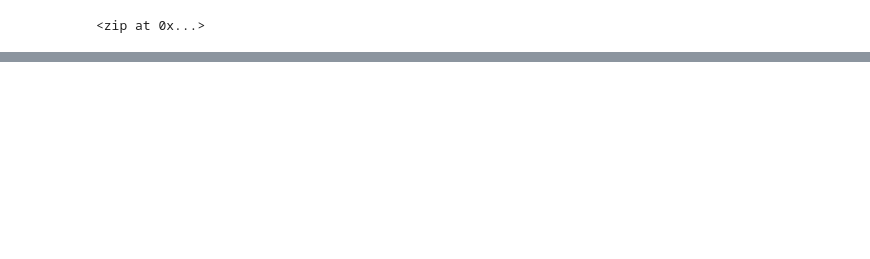
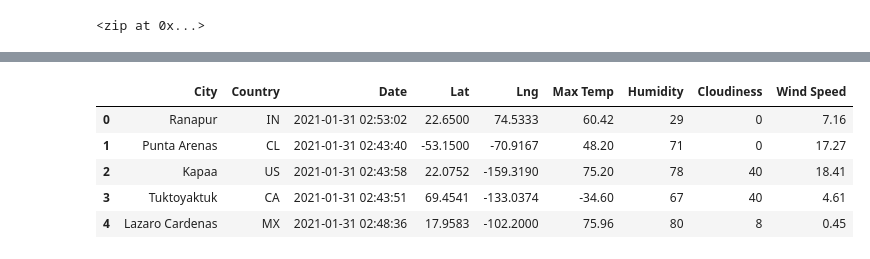
Before and after one commit to taranahassan/World_Weather_Analysis, a Jupyter notebook: WeatherPy.ipynb, the cells around one changed output, grey strips where cells are left out. Drawn from its saved outputs; the diff is of its cells as text; code cells hidden in the pictures; blank space fills up the shorter version.

```diff
--- a/WeatherPy.ipynb
+++ b/WeatherPy.ipynb
@@ -33,0 +147,13 @@ len(cities)
+# %%
+# reorder columns in DataFrame
+new_order = ['City', 'Country', 'Date', 'Lat', 'Lng', 'Max Temp', 'Humidity', 'Cloudiness', 'Wind Speed']
+
+city_data_df = city_data_df[new_order]
+city_data_df.head()
+# %% [output]
+|  | City | Country | Date | Lat | Lng | Max Temp | Humidity | Cloudiness | Wind Speed |
+| 0 | Ranapur | IN | 2021-01-31 02:53:02 | 22.6500 | 74.5333 | 60.42 | 29 | 0 | 7.16 |
+| 1 | Punta Arenas | CL | 2021-01-31 02:43:40 | -53.1500 | -70.9167 | 48.20 | 71 | 0 | 17.27 |
+| 2 | Kapaa | US | 2021-01-31 02:43:58 | 22.0752 | -159.3190 | 75.20 | 78 | 40 | 18.41 |
+| 3 | Tuktoyaktuk | CA | 2021-01-31 02:43:51 | 69.4541 | -133.0374 | -34.60 | 67 | 40 | 4.61 |
+| 4 | Lazaro Cardenas | MX | 2021-01-31 02:48:36 | 17.9583 | -102.2000 | 75.96 | 80 | 8 | 0.45 |
```
Also changed, not shown: parts of 11 cells of this notebook, 1 other file.
